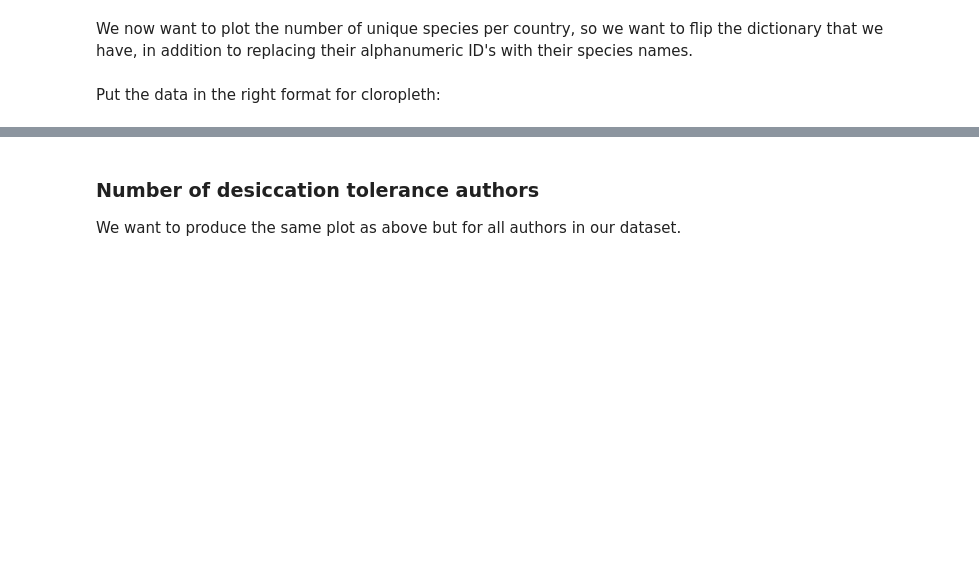
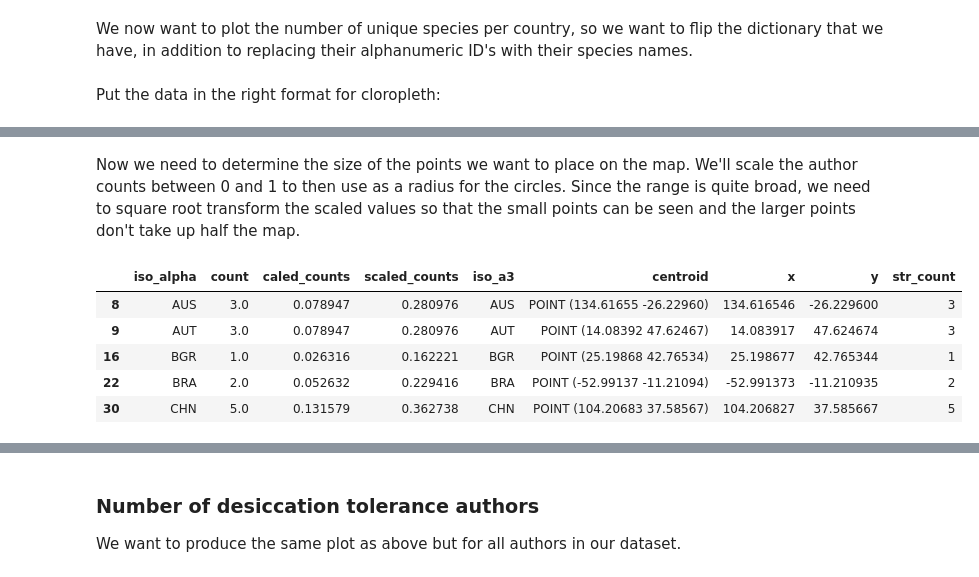
Before and after one commit to serenalotreck/desiccation-network, a Jupyter notebook: notebooks/plant_and_author_distributions.ipynb, the cells around one changed output, grey strips where cells are left out. Saved outputs shown, nothing was run; the diff lists cells and outputs as text; code cells hidden in the pictures; blank space fills up the shorter version.

```diff
--- a/notebooks/plant_and_author_distributions.ipynb
+++ b/notebooks/plant_and_author_distributions.ipynb
@@ -304,0 +305,13 @@ We want to plot conference attendance as circles, and color countries by the num
+# %%
+# From https://gis.stackexchange.com/a/328564
+# Access built-in Natural Earth data via GeoPandas
+world = gpd.read_file(gpd.datasets.get_path('naturalearth_lowres'))
+
+# Get a list (dataframe) of country centroids
+world = world.to_crs(epsg=3857) # Have to cask here to do the calculation to avoid warning/issues with incorrect centroids
+centroids = world.centroid.to_crs(crs=4326)
+centroid_list = pd.concat([world.iso_a3, centroids], axis=1)
+centroid_list["x"] = world.centroid.to_crs(crs=4326).x
+centroid_list["y"] = world.centroid.to_crs(crs=4326).y
+centroid_list = centroid_list.rename(columns={0: 'centroid'})
+centroid_list.head()
@@ -304,0 +326,15 @@ We want to plot conference attendance as circles, and color countries by the num
+# %% [markdown]
+Now we need to determine the size of the points we want to place on the map. We'll scale the author counts between 0 and 1 to then use as a radius for the circles. Since the range is quite broad, we need to square root transform the scaled values so that the small points can be seen and the larger points don't take up half the map.
+# %%
+country_counts['scaled_counts'] = np.sqrt(country_counts['count']/country_counts['count'].max())
+country_points = country_counts.merge(centroid_list, left_on='iso_alpha', right_on='iso_a3')
+country_points = country_points.dropna()
+country_points['str_count'] = country_points['count'].astype(int).astype(str)
+country_points.head()
+# %% [output]
+|  | iso_alpha | count | caled_counts | scaled_counts | iso_a3 | centroid | x | y | str_count |
+| 8 | AUS | 3.0 | 0.078947 | 0.280976 | AUS | POINT (134.61655 -26.22960) | 134.616546 | -26.229600 | 3 |
+| 9 | AUT | 3.0 | 0.078947 | 0.280976 | AUT | POINT (14.08392 47.62467) | 14.083917 | 47.624674 | 3 |
+| 16 | BGR | 1.0 | 0.026316 | 0.162221 | BGR | POINT (25.19868 42.76534) | 25.198677 | 42.765344 | 1 |
+| 22 | BRA | 2.0 | 0.052632 | 0.229416 | BRA | POINT (-52.99137 -11.21094) | -52.991373 | -11.210935 | 2 |
+| 30 | CHN | 5.0 | 0.131579 | 0.362738 | CHN | POINT (104.20683 37.58567) | 104.206827 | 37.585667 | 5 |
```
Also changed, not shown: parts of 15 cells of this notebook.
